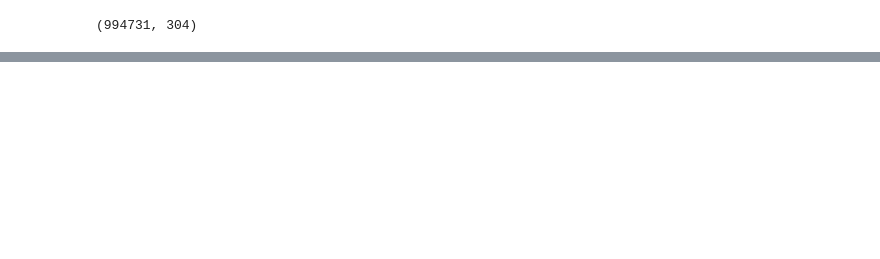
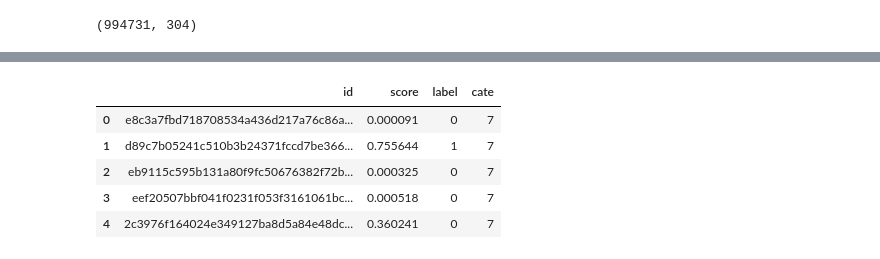
Before and after one commit to xiaosuper163/atec, a Jupyter notebook: fraud_b.ipynb, the cells around one changed output, grey strips where cells are left out. Cells and saved outputs as stored; diff of their text form; code cells hidden in the pictures; blank space fills up the shorter version.

```diff
--- a/fraud_b.ipynb
+++ b/fraud_b.ipynb
@@ -192,0 +619,8 @@ pd.DataFrame({'id': test_id, 'score': cv_pred}).to_csv('submission/test_b/0002.c
+# %%
+valid = data.iloc[data.shape[0]*4//5:,:][['id','label','date', 'cate', 'Day', 'Dayofweek', 'Is_month_end', 'Is_month_start']+feature_list]
+data = data.iloc[:data.shape[0]*4//5,:][['id','label','date', 'cate', 'Day', 'Dayofweek', 'Is_month_end', 'Is_month_start']+feature_list]
+valid = valid[valid['cate']==7]
+#data = data[data['cate']==7]
+# %%
+# initialize the predictions
+valid_pred = np.zeros(valid.shape[0])
@@ -192,0 +741,11 @@ pd.DataFrame({'id': test_id, 'score': cv_pred}).to_csv('submission/test_b/0002.c
+# %%
+valid_pred_df = pd.DataFrame({'id': valid.id, 'score': valid_pred, 'label':  valid.label})
+valid_pred_df = valid_pred_df.merge(train_cate, how='inner', on='id')
+valid_pred_df.head()
+# %% [output]
+|  | id | score | label | cate |
+| 0 | e8c3a7fbd718708534a436d217a76c86a... | 0.000091 | 0 | 7 |
+| 1 | d89c7b05241c510b3b24371fccd7be366... | 0.755644 | 1 | 7 |
+| 2 | eb9115c595b131a80f9fc50676382f72b... | 0.000325 | 0 | 7 |
+| 3 | eef20507bbf041f0231f053f3161061bc... | 0.000518 | 0 | 7 |
+| 4 | 2c3976f164024e349127ba8d5a84e48dc... | 0.360241 | 0 | 7 |
```
Also changed, not shown: parts of 49 cells of this notebook, 3 other files.
